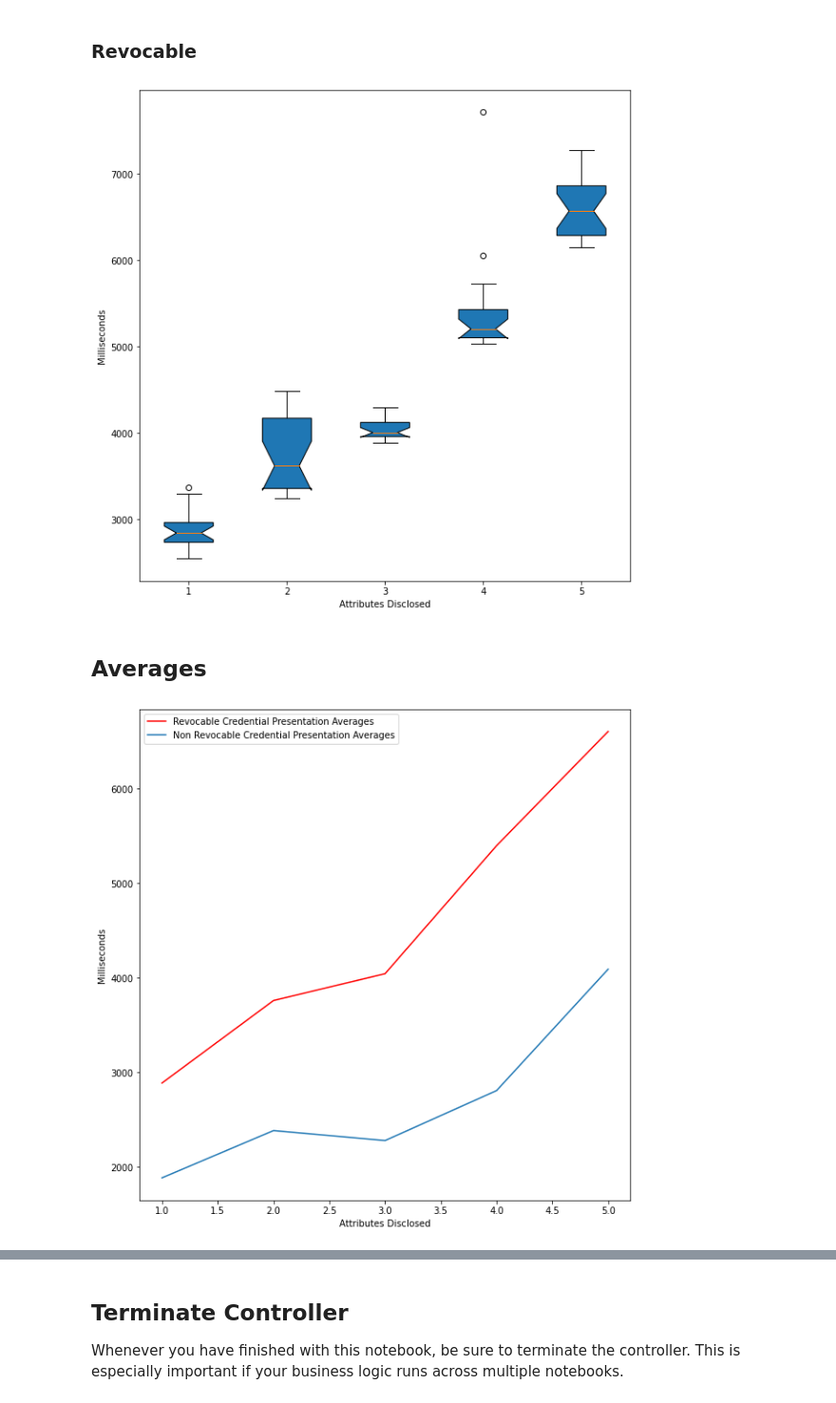
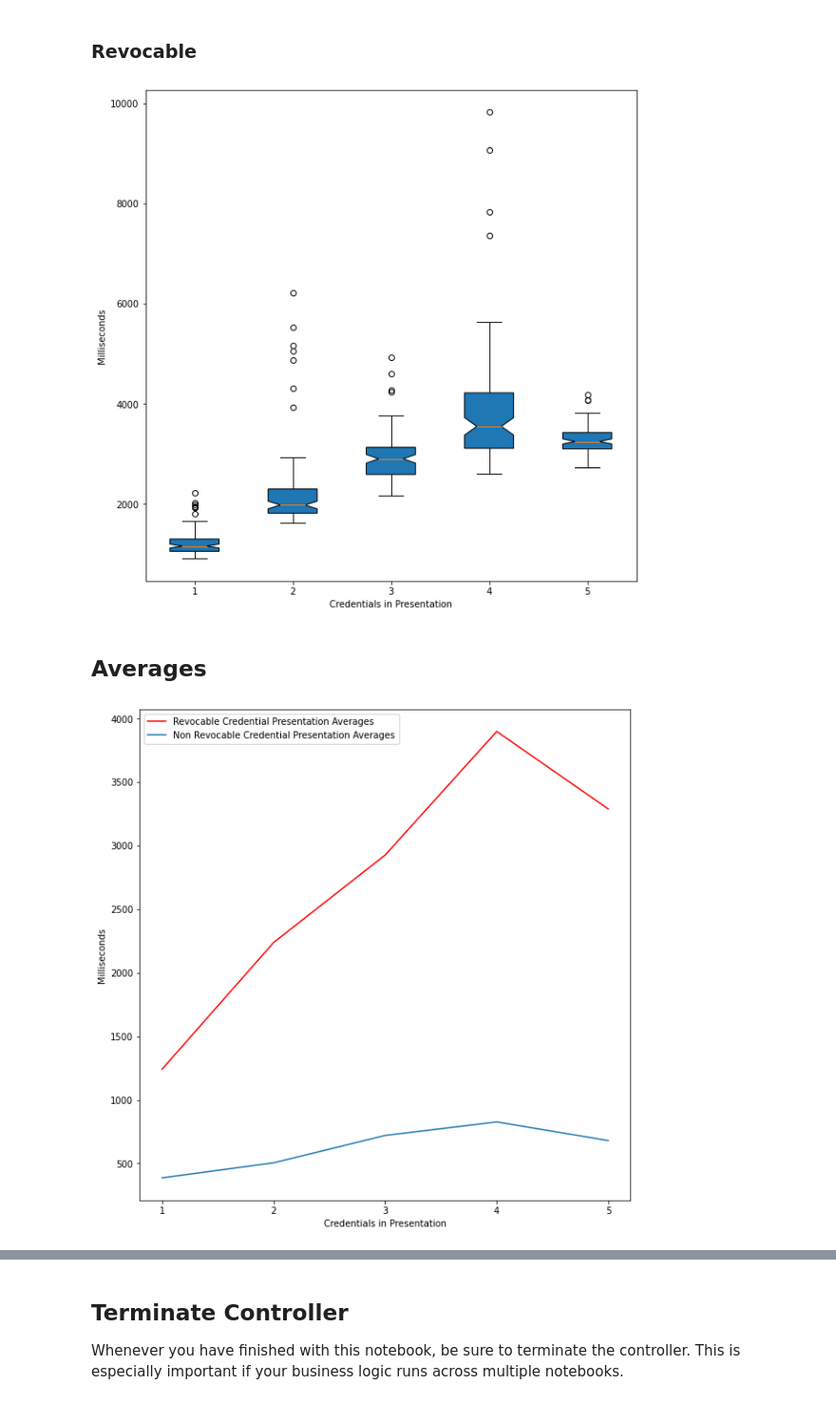
Before and after one commit to wip-abramson/aries-jupyter-playground, a Jupyter notebook: playground/verifier/notebooks/verify_multiple_creds_fixed_attrib.ipynb, the cells around one changed output, grey strips where cells are left out. Shown at 95% size. Drawn from its saved outputs; the diff is of its cells as text; code cells hidden in the pictures.

Commit message:
aries performance experiments implemented

```diff
--- a/playground/verifier/notebooks/verify_multiple_creds_fixed_attrib.ipynb
+++ b/playground/verifier/notebooks/verify_multiple_creds_fixed_attrib.ipynb
@@ -56,7 +60,7 @@ five5_rev_cred_def_id='H7zAaLJRZrdbPqbVMMfL5t:3:CL:25:revocable'
 # %% [markdown]
 ## Init Performance Service
 # %%
-performance_service = PerformanceService(agent_controller, iterations=20)
+performance_service = PerformanceService(agent_controller, iterations=100)
 # %% [markdown]
 ## Establish Connection
 
@@ -174,7 +110,7 @@ proof_request = {
 # %%
 experiment = performance_service.new_experiment("Fixed Attributes Variable Credentials in Presentation")
 # %%
-revocable_experiment = performance_service.new_experiment("Fixed Attributes Variable Credentials in Presentation")
+revocable_experiment = performance_service.new_experiment("Fixed Attributes Variable Credentials in Presentation - Revocable")
 # %% [markdown]
 ## Five Attributes One Cred
 # %%
@@ -481,25 +417,27 @@ plt.xlabel("Credentials in Presentation")
 
 plt.savefig("results/verification/fixed_attributes_disclosed_variable_creds/box_plot_revocable.png")
 # %% [output]
-[figure, old version]
+[figure, new version]
 # %% [markdown]
 ## Averages
 # %%
 fig = plt.figure(figsize =(10, 10))
 
 # Creating axes instance
 ax = fig.add_axes([0.1,0.1,0.75,0.75])
 
 new_labels = [int(i) for i in labels]
 # avg_ploy = plt.plot(labels, revocable_averages, non_revoked_averages)
 
 plt.plot(labels, revocable_averages,'r-',label='Revocable Credential Presentation Averages')
 plt.plot(labels, non_revocable_averages,label='Non Revocable Credential Presentation Averages')
 
+plt.xticks([1,2,3,4,5])
+
 plt.ylabel("Milliseconds")
 plt.xlabel("Credentials in Presentation")
 
 plt.legend()
 plt.savefig("results/verification/fixed_attributes_disclosed_variable_creds/averages.png")
 # %% [output]
-[figure, old version]
+[figure, new version]
```
Also changed, not shown: parts of 28 cells of this notebook, 32 other files.
